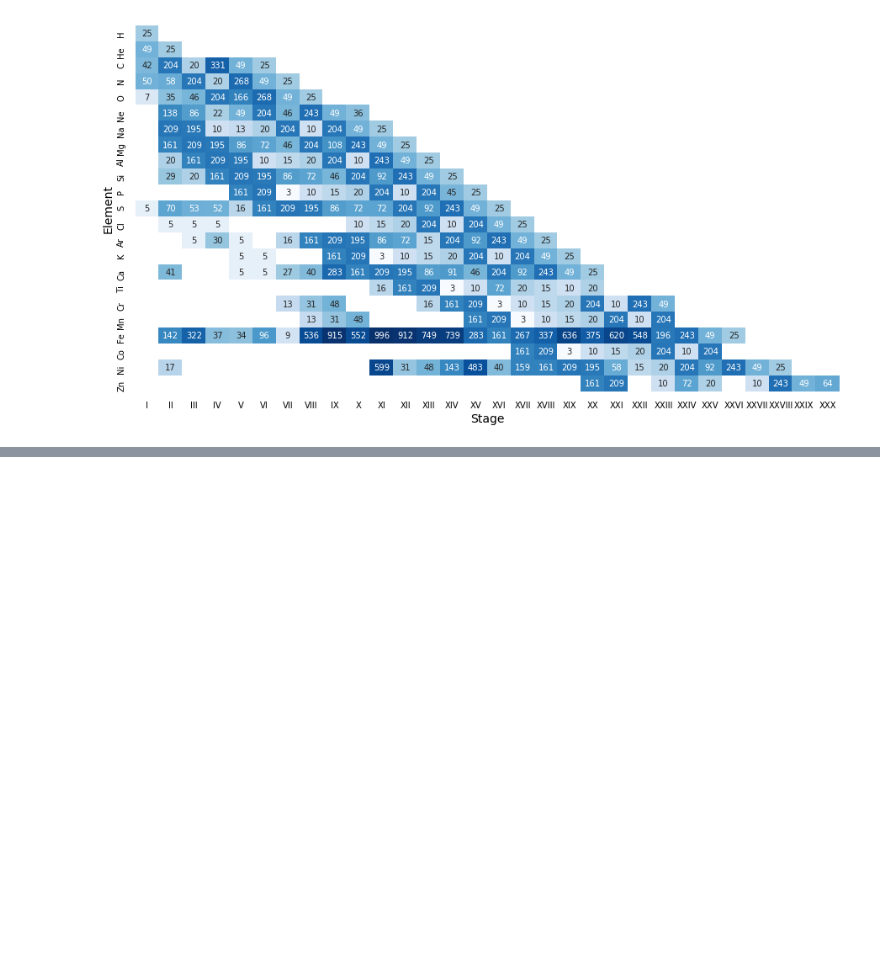
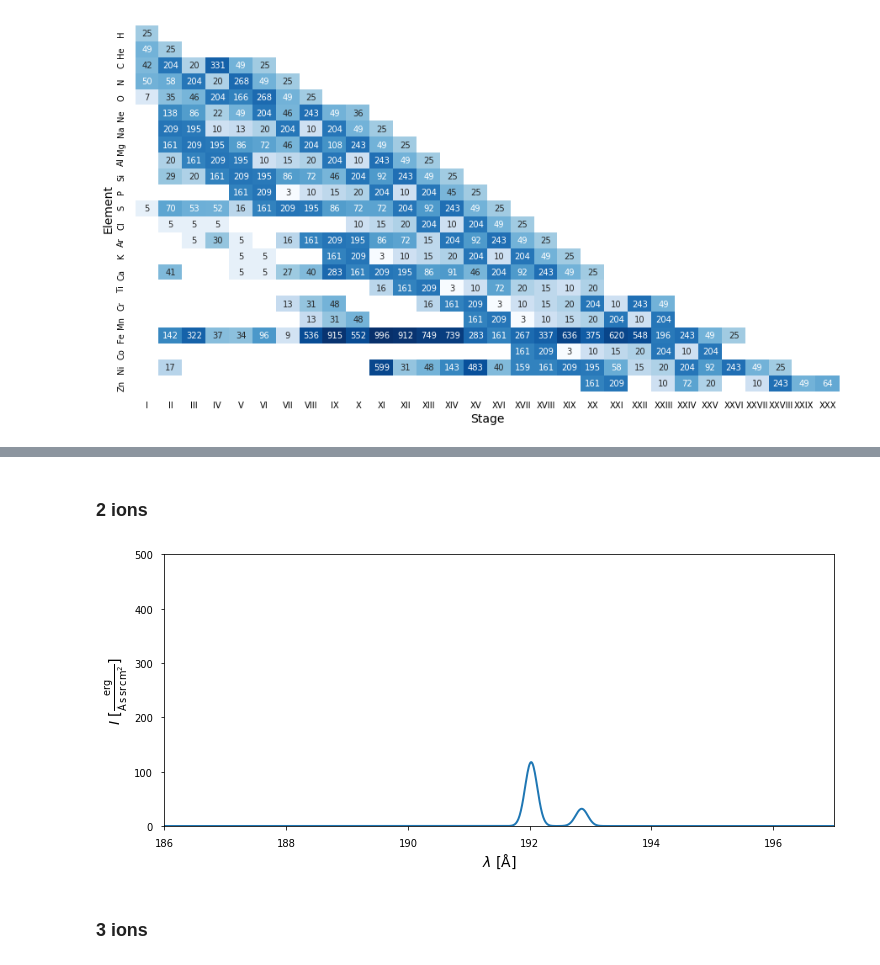
Before and after one commit to wtbarnes/pyastro-2018-talk, a Jupyter notebook: notebooks/figures.ipynb, the cells around one changed output, grey strips where cells are left out. Cells and saved outputs as stored; diff of their text form; code cells hidden in the pictures; blank space fills up the shorter version.

```diff
--- a/notebooks/figures.ipynb
+++ b/notebooks/figures.ipynb
@@ -134,0 +220,18 @@ ax.tick_params(axis='both',which='both',bottom='off',left='off')
+# %% [markdown]
+### 2 ions
+# %%
+col = fe24 + ca17
+# %%
+wvl,spec = col.spectrum(density,em,wavelength_range=wvl_range,bin_width=bin_width,)
+# %%
+fig = plt.figure(figsize=(12,5));ax=fig.gca()
+ax.plot(wvl,spec.sum(axis=(0,1)))
+ax.set_ylim(0,500)
+ax.set_xlim(*wvl_range.value)
+ax.set_ylabel(f'$I$ [{spec.unit.to_string("latex")}]');
+ax.set_xlabel(r'$\lambda$ [$\mathrm{\AA}$]');
+fig.savefig('../template/img/spec_fe24_ca17.png',bbox_inches='tight')
+# %% [output]
+[figure, added]
+# %% [markdown]
+### 3 ions
```
Also changed, not shown: parts of 18 cells of this notebook.
